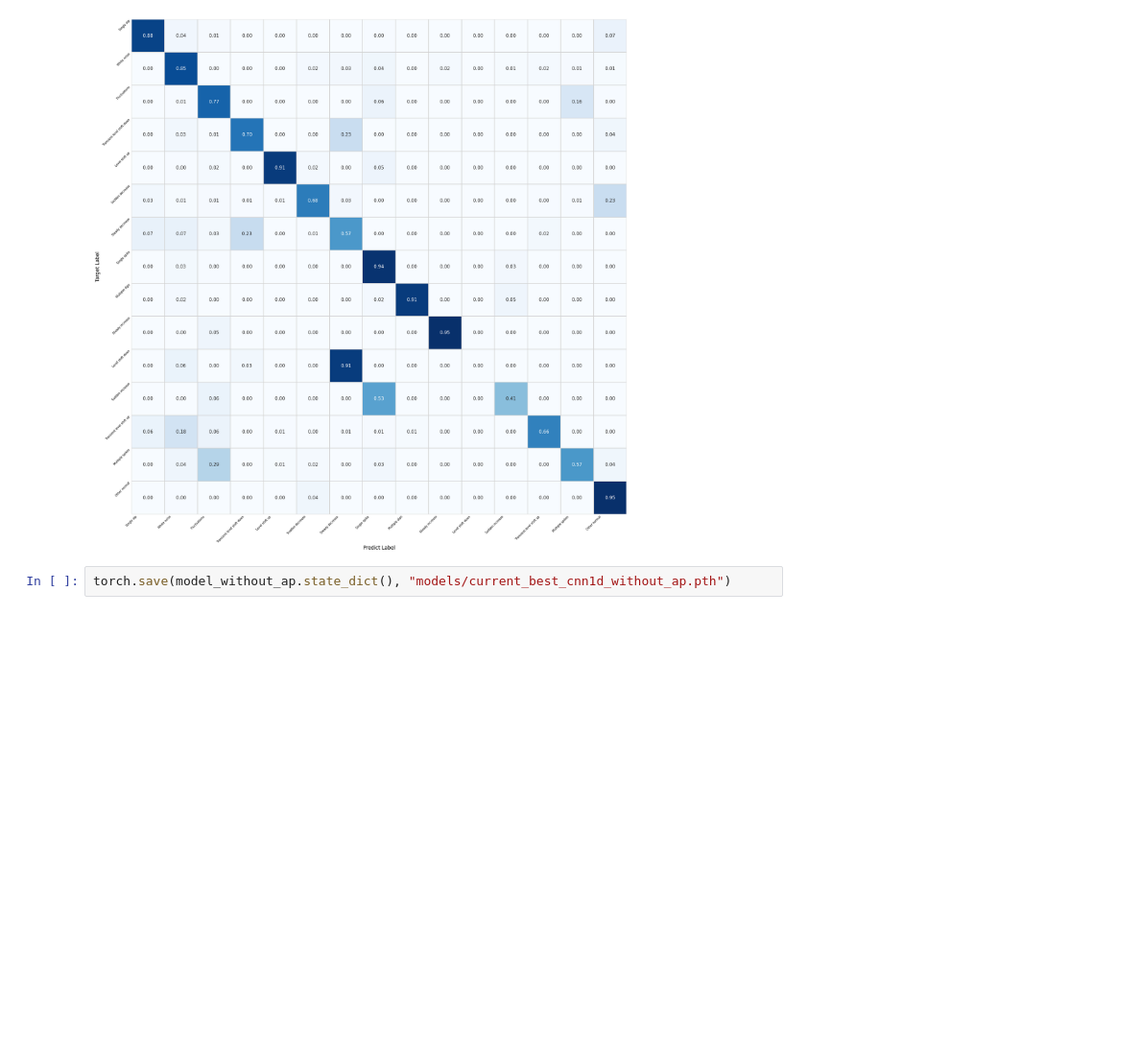
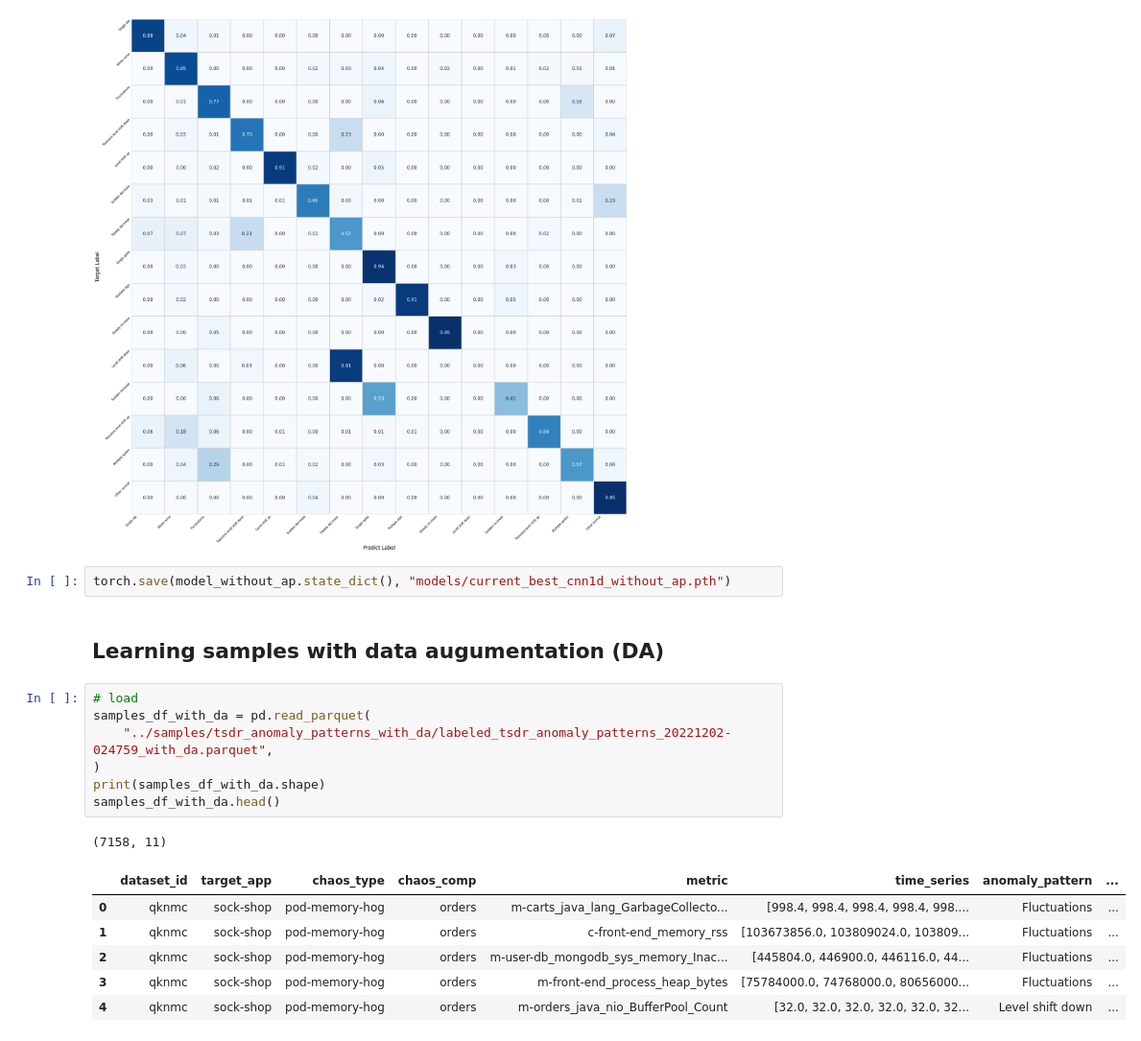
Before and after one commit to XuRepository/meltria-analyzer, a Jupyter notebook: notebooks/cnn_based_learning_anomaly_patterns.ipynb, the cells around one changed output. Shown at 96% size. Drawn from its saved outputs; the diff is of its cells as text; blank space fills up the shorter version.

Commit message:
notebooks: evaluate cnn model with data augumentation

```diff
--- a/notebooks/cnn_based_learning_anomaly_patterns.ipynb
+++ b/notebooks/cnn_based_learning_anomaly_patterns.ipynb
@@ -566,3 +571,20 @@ Test set: Average loss: 0.4556, Accuracy: 202/239 (85%)
 [figure]
 # %%
 torch.save(model_without_ap.state_dict(), "models/current_best_cnn1d_without_ap.pth")
+# %% [markdown]
+## Learning samples with data augumentation (DA)
+# %%
+# load
+samples_df_with_da = pd.read_parquet(
+    "../samples/tsdr_anomaly_patterns_with_da/labeled_tsdr_anomaly_patterns_20221202-024759_with_da.parquet",
+)
+print(samples_df_with_da.shape)
+samples_df_with_da.head()
+# %% [output]
+(7158, 11)
+|  | dataset_id | target_app | chaos_type | chaos_comp | metric | time_series | anomaly_pattern | ... |
+| 0 | qknmc | sock-shop | pod-memory-hog | orders | m-carts_java_lang_GarbageCollecto... | [998.4, 998.4, 998.4, 998.4, 998.... | Fluctuations | ... |
+| 1 | qknmc | sock-shop | pod-memory-hog | orders | c-front-end_memory_rss | [103673856.0, 103809024.0, 103809... | Fluctuations | ... |
+| 2 | qknmc | sock-shop | pod-memory-hog | orders | m-user-db_mongodb_sys_memory_Inac... | [445804.0, 446900.0, 446116.0, 44... | Fluctuations | ... |
+| 3 | qknmc | sock-shop | pod-memory-hog | orders | m-front-end_process_heap_bytes | [75784000.0, 74768000.0, 80656000... | Fluctuations | ... |
+| 4 | qknmc | sock-shop | pod-memory-hog | orders | m-orders_java_nio_BufferPool_Count | [32.0, 32.0, 32.0, 32.0, 32.0, 32... | Level shift down | ... |
```
Also changed, not shown: parts of 5 cells of this notebook.
